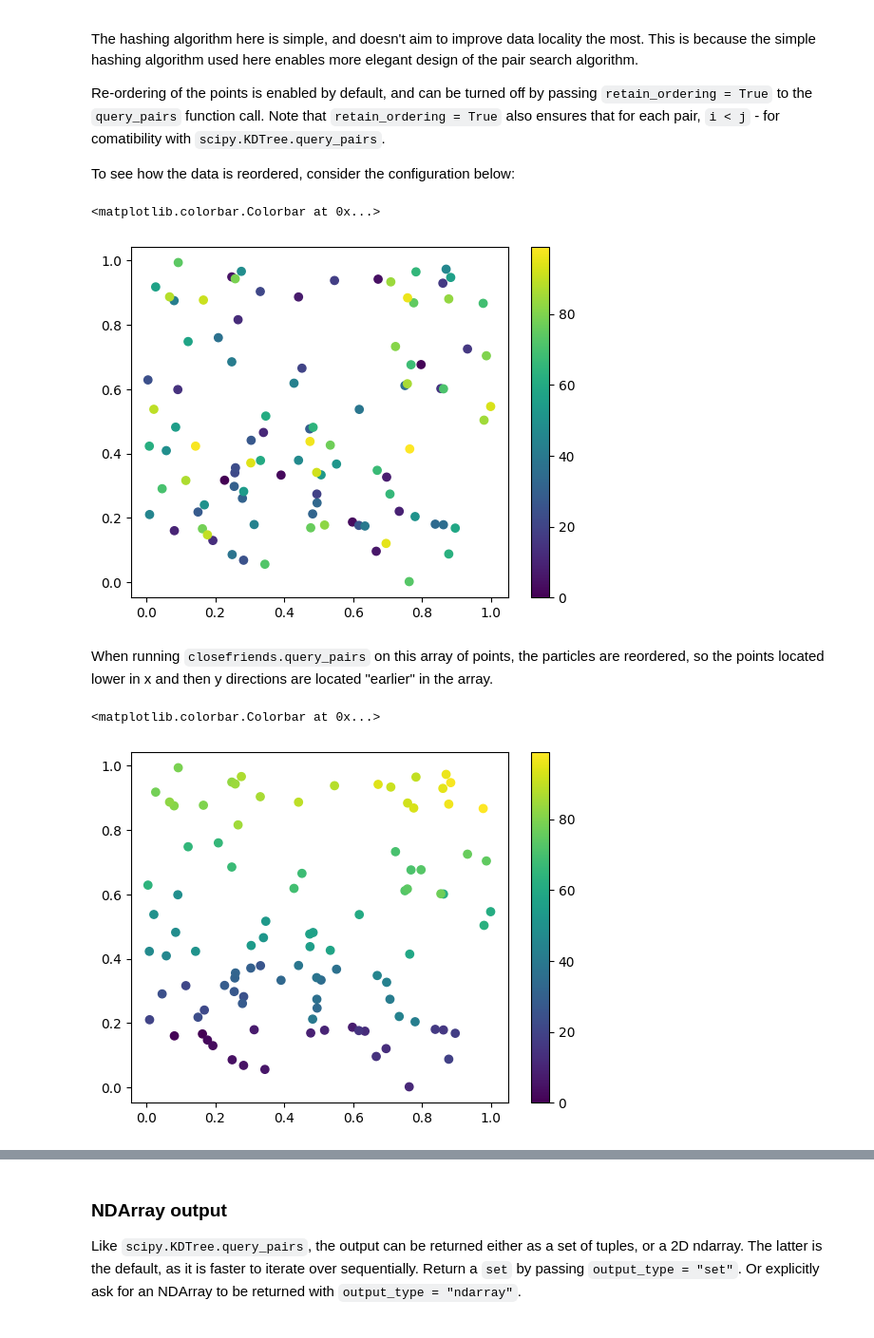
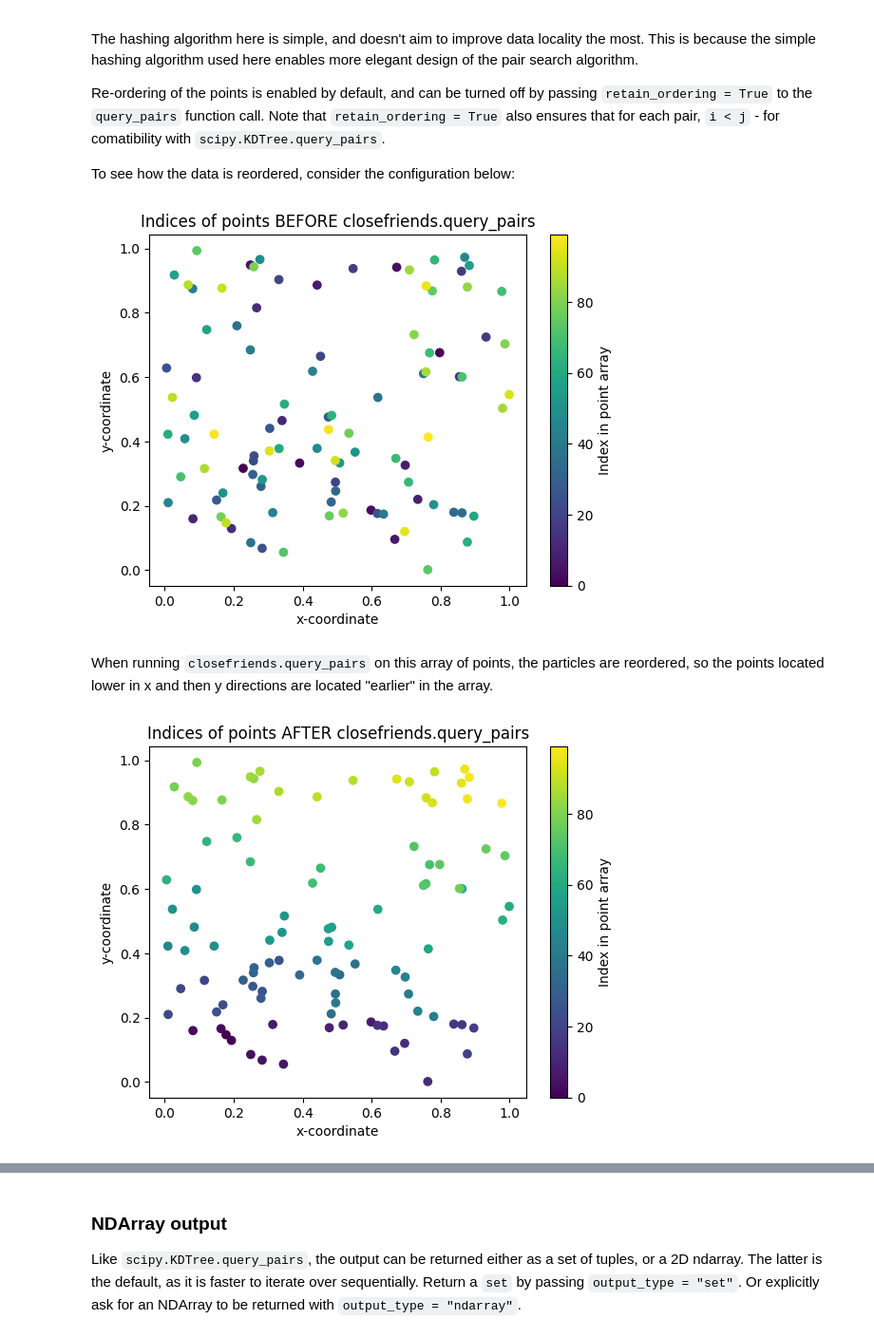
Before and after one commit to edoyango/closefriends, a Jupyter notebook: README.ipynb, the cells around one changed output, grey strips where cells are left out. Shown at 95% size. Drawn from its saved outputs; the diff is of its cells as text; code cells hidden in the pictures.

```diff
--- a/README.ipynb
+++ b/README.ipynb
@@ -59,20 +59,24 @@ Re-ordering of the points is enabled by default, and can be turned off by passin
 
 To see how the data is reordered, consider the configuration below:
 # %%
-from matplotlib import pyplot as plt
+import matplotlib.pyplot as plt
 
-sc = plt.scatter(x[:, 0], x[:, 1], c=np.arange(npoints))
-cb = plt.colorbar(sc)
+ax = plt.scatter(x[:, 0], x[:, 1], c=np.arange(npoints))
+cb = plt.colorbar(ax, label="Index in point array")
+txt = plt.title("Indices of points BEFORE closefriends.query_pairs")
+txt = plt.xlabel("x-coordinate")
+txt = plt.ylabel("y-coordinate")
 # %% [output]
-<matplotlib.colorbar.Colorbar at 0x...>
-[figure, old version]
+[figure, new version]
 # %% [markdown]
 When running `closefriends.query_pairs` on this array of points, the particles are reordered, so the points located lower in x and then y directions are located "earlier" in the array.
 # %%
 pairs, idx = closefriends.query_pairs(x, r, maxnpair)
 
-sc = plt.scatter(x[:, 0], x[:, 1], c=np.arange(npoints))
-plt.colorbar(sc)
+ax = plt.scatter(x[:, 0], x[:, 1], c=np.arange(npoints))
+cb = plt.colorbar(ax, label="Index in point array")
+txt = plt.title("Indices of points AFTER closefriends.query_pairs")
+txt = plt.xlabel("x-coordinate")
+txt = plt.ylabel("y-coordinate")
 # %% [output]
-<matplotlib.colorbar.Colorbar at 0x...>
-[figure, old version]
+[figure, new version]
```
Also changed, not shown: parts of 1 cell of this notebook, 3 other files.
